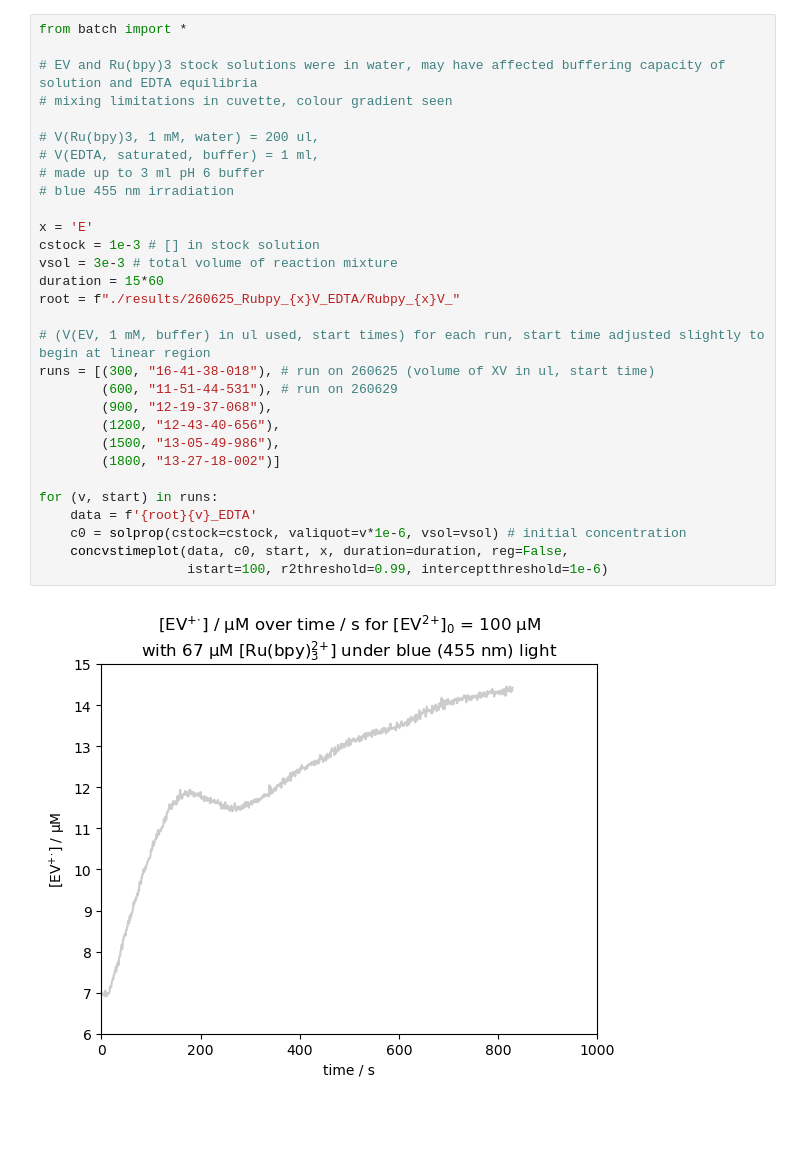
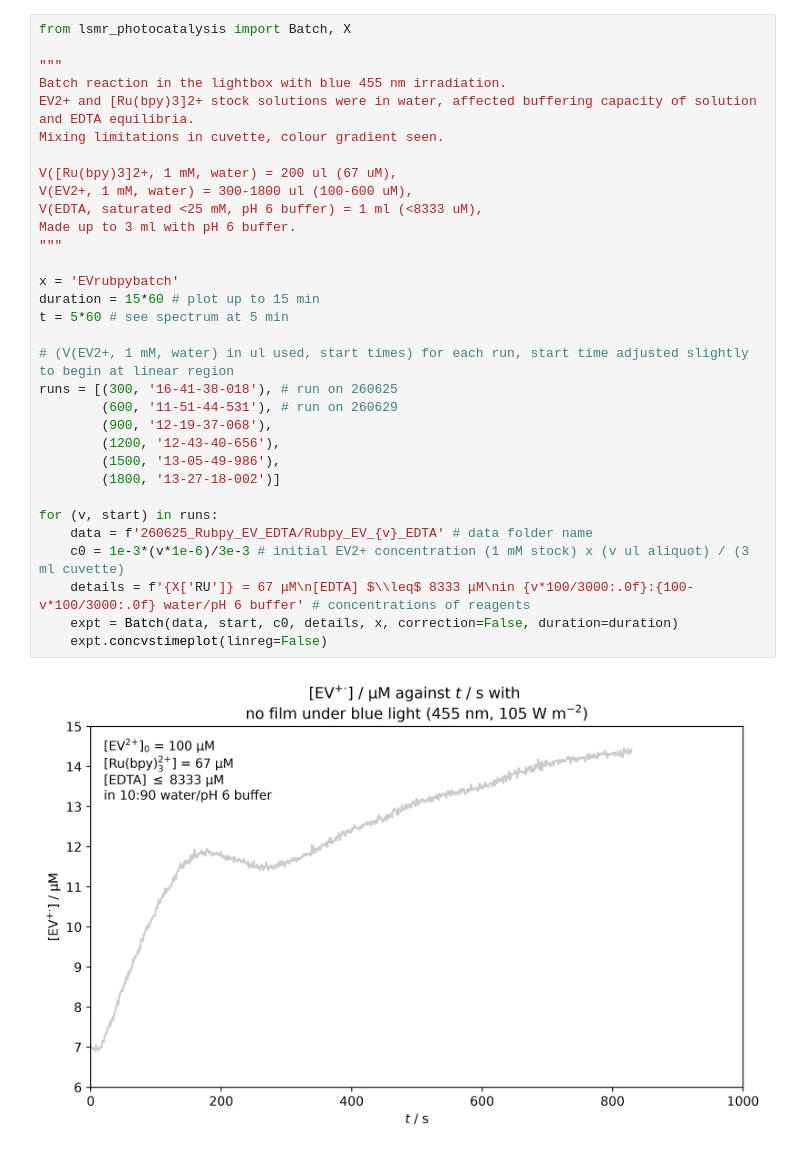
Before and after one commit to Cambridge-PAM/lsmr-photocatalysis, a Jupyter notebook: notebooks/rubpy/260625_batch_blue_rubpy_ev_edta_nobuffer.ipynb, the cells around one changed output. Drawn from its saved outputs; the diff is of its cells as text; blank space fills up the shorter version.

Commit message:
reaction condition screening in batch for rubpy

```diff
--- a/notebooks/rubpy/260625_batch_blue_rubpy_ev_edta_nobuffer.ipynb
+++ b/notebooks/rubpy/260625_batch_blue_rubpy_ev_edta_nobuffer.ipynb
@@ -1,32 +1,34 @@
 # %%
-from batch import *
+from lsmr_photocatalysis import Batch, X
 
-# EV and Ru(bpy)3 stock solutions were in water, may have affected buffering capacity of solution and EDTA equilibria
-# mixing limitations in cuvette, colour gradient seen
+"""
+Batch reaction in the lightbox with blue 455 nm irradiation.
+EV2+ and [Ru(bpy)3]2+ stock solutions were in water, affected buffering capacity of solution and EDTA equilibria.
+Mixing limitations in cuvette, colour gradient seen.
 
-# V(Ru(bpy)3, 1 mM, water) = 200 ul,
-# V(EDTA, saturated, buffer) = 1 ml,
-# made up to 3 ml pH 6 buffer
-# blue 455 nm irradiation
+V([Ru(bpy)3]2+, 1 mM, water) = 200 ul (67 uM),
+V(EV2+, 1 mM, water) = 300-1800 ul (100-600 uM),
+V(EDTA, saturated <25 mM, pH 6 buffer) = 1 ml (<8333 uM),
+Made up to 3 ml with pH 6 buffer.
+"""
 
-x = 'E'
-cstock = 1e-3 # [] in stock solution
-vsol = 3e-3 # total volume of reaction mixture
-duration = 15*60
-root = f"./results/260625_Rubpy_{x}V_EDTA/Rubpy_{x}V_"
+x = 'EVrubpybatch'
+duration = 15*60 # plot up to 15 min
+t = 5*60 # see spectrum at 5 min
 
-# (V(EV, 1 mM, buffer) in ul used, start times) for each run, start time adjusted slightly to begin at linear region
-runs = [(300, "16-41-38-018"), # run on 260625 (volume of XV in ul, start time)
-        (600, "11-51-44-531"), # run on 260629
-        (900, "12-19-37-068"),
-        (1200, "12-43-40-656"),
-        (1500, "13-05-49-986"),
-        (1800, "13-27-18-002")]
+# (V(EV2+, 1 mM, water) in ul used, start times) for each run, start time adjusted slightly to begin at linear region
+runs = [(300, '16-41-38-018'), # run on 260625
+        (600, '11-51-44-531'), # run on 260629
+        (900, '12-19-37-068'),
+        (1200, '12-43-40-656'),
+        (1500, '13-05-49-986'),
+        (1800, '13-27-18-002')]
 
 for (v, start) in runs:
-    data = f'{root}{v}_EDTA'
-    c0 = solprop(cstock=cstock, valiquot=v*1e-6, vsol=vsol) # initial concentration
-    concvstimeplot(data, c0, start, x, duration=duration, reg=False,
-                   istart=100, r2threshold=0.99, interceptthreshold=1e-6)
+    data = f'260625_Rubpy_EV_EDTA/Rubpy_EV_{v}_EDTA' # data folder name
+    c0 = 1e-3*(v*1e-6)/3e-3 # initial EV2+ concentration (1 mM stock) x (v ul aliquot) / (3 ml cuvette)
+    details = f'{X['RU']} = 67 μM\n[EDTA] $\\leq$ 8333 μM\nin {v*100/3000:.0f}:{100-v*100/3000:.0f} water/pH 6 buffer' # concentrations of reagents
+    expt = Batch(data, start, c0, details, x, correction=False, duration=duration)
+    expt.concvstimeplot(linreg=False)
 # %% [output]
-[figure, old version]
+[figure, new version]
```
Also changed, not shown: parts of 1 cell of this notebook, 2 other files.
